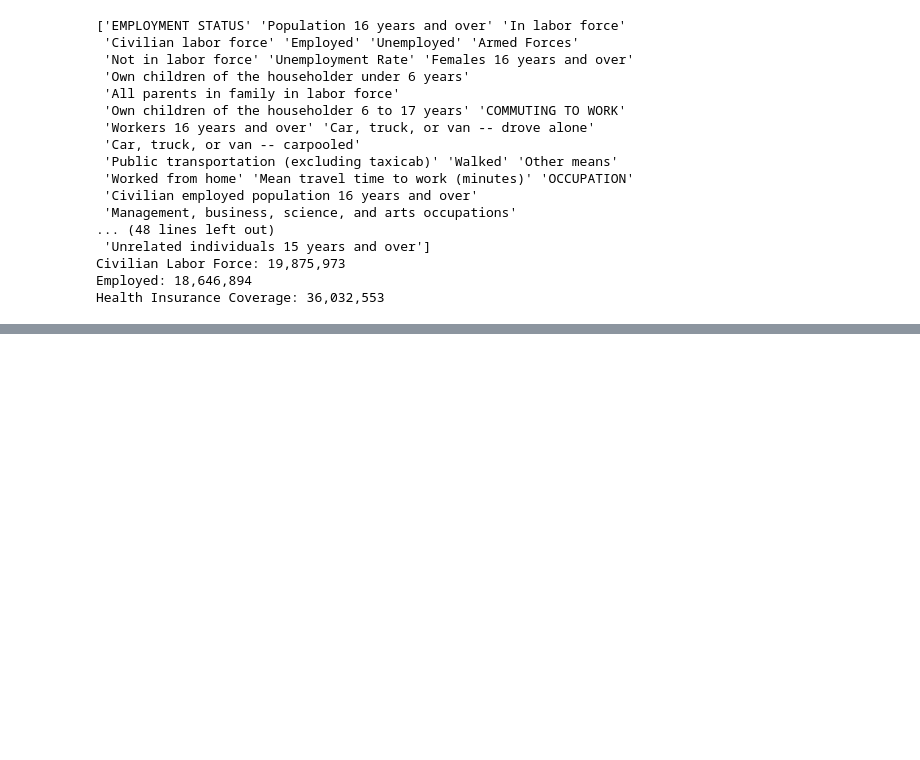
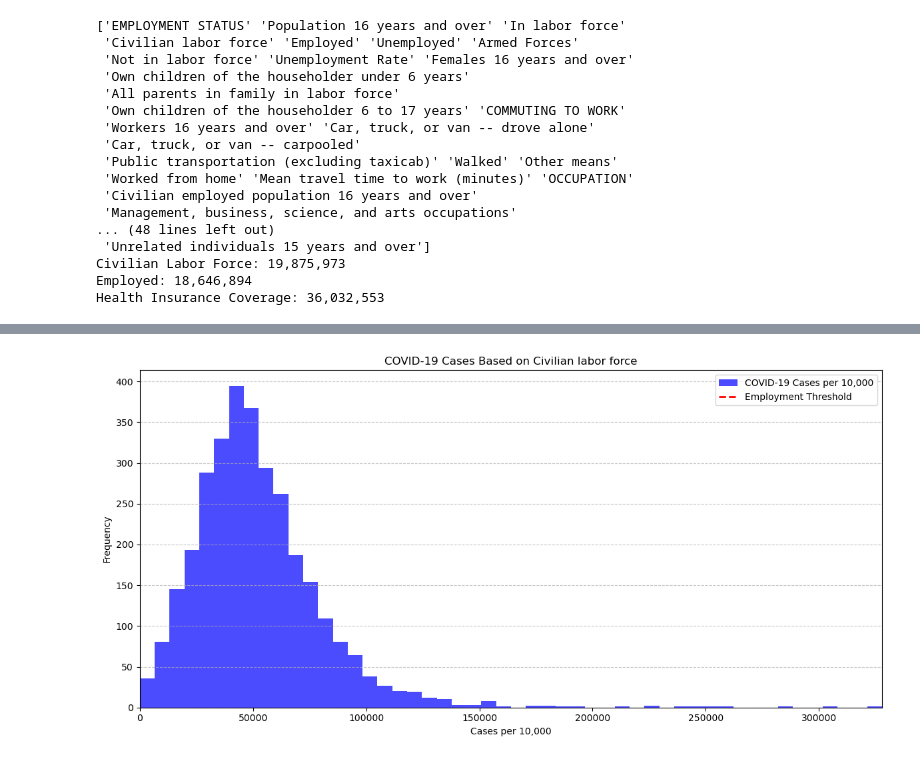
Before and after one commit to hamza890890/Group7ClassProject, a Jupyter notebook: Stage IV/Hamza Ahmed/Stage IV.ipynb, the cells around one changed output, grey strips where cells are left out. Drawn from its saved outputs; the diff is of its cells as text; code cells hidden in the pictures; blank space fills up the shorter version.

```diff
--- a/Stage IV/Hamza Ahmed/Stage IV.ipynb
+++ b/Stage IV/Hamza Ahmed/Stage IV.ipynb
@@ -564,0 +326,10 @@ Overall - Health Insurance Coverage - T-statistic: -12.457833872122912, P-value:
+# %%
+# Check specific values for labels of interest
+relevant_labels = [
+    'civilian labor force',
+    'employed',
+    'with health insurance coverage'
+]
+
+for label in relevant_labels:
+    print(f"Values for '{label}':", enrichment_data.loc[enrichment_data['Label (Grouping)'] == label])
@@ -564,0 +865,85 @@ Overall - Health Insurance Coverage - T-statistic: -12.457833872122912, P-value:
+# %%
+import pandas as pd
+import numpy as np
+from scipy import stats
+import matplotlib.pyplot as plt
+from datetime import datetime
+
+# Load datasets
+enrichment_data = pd.read_csv(r"C:\Users\bluev\OneDrive\Documents\Economy.csv")
+covid_data = pd.read_csv('US-Covid.csv')
+
+# Normalize strings in the 'Label (Grouping)' column
+enrichment_data['Label (Grouping)'] = enrichment_data['Label (Grouping)'].str.strip().str.lower()
+
+# Function to safely extract and convert values to numeric
+def get_value(label):
+    value = enrichment_data.loc[
+        enrichment_data['Label (Grouping)'] == label.lower(),  # Fixed typo here
+        'California!!Estimate'
+    ].values
+    if value.size == 0:
+        print(f"Warning: No data found for '{label}'")
+        return None
+    return pd.to_numeric(value[0], errors='coerce')
+
+# Extract values
+labels = ['Civilian labor force', 'Employed', 'With health insurance coverage']
+values = {label: get_value(label) for label in labels}
+
+# Check for missing values
+if any(v is None for v in values.values()):
+    print("One or more required values are missing. Please check the enrichment dataset.")
+else:
+    # Set date range
+    start_date, end_date = '2020-06-01', datetime.now().strftime('%Y-%m-%d')
+    date_columns = [date for date in covid_data.columns if start_date <= date <= end_date]
+
+    # Filter COVID-19 data
+    if not date_columns:
+        print("No date columns found within the specified date range.")
+    else:
+        covid_data_filtered = covid_data[['countyFIPS', 'County Name', 'State', 'StateFIPS', 'population'] + date_columns]
+        covid_data_filtered[date_columns] = covid_data_filtered[date_columns].fillna(0)
+
+        # Hypothesis Testing Function
+        def perform_hypothesis_test(covid_data, employment_value):
+            covid_cases_per_10k = covid_data[date_columns].sum(axis=1) / (covid_data['population'] / 10000)
+            mean_cases = covid_cases_per_10k.mean()
+            print(f"Mean cases for employment value {employment_value}: {mean_cases}")
+
+            high_cases = covid_cases_per_10k[covid_cases_per_10k > mean_cases]
+            low_cases = covid_cases_per_10k[covid_cases_per_10k <= mean_cases]
+
+            if high_cases.empty or low_cases.empty:
+                print("One of the groups is empty.")
+                return np.nan, np.nan, covid_cases_per_10k
+
+            t_stat, p_value = stats.ttest_ind(high_cases, low_cases, equal_var=False)
+            return t_stat, p_value, covid_cases_per_10k
+
+        # Perform hypothesis tests and print results
+        results = {}
+        for label, value in values.items():
+            t_stat, p_value, cases = perform_hypothesis_test(covid_data_filtered, value)
+            print(f'{label} - T-statistic: {t_stat}, P-value: {p_value}')
+            results[label] = cases
+
+        # Function to plot hypothesis results
+        def plot_hypothesis_results(cases_per_10k, employment_value, label):
+            plt.figure(figsize=(12, 6))
+            plt.title(f'COVID-19 Cases Based on {label}')
+            plt.hist(cases_per_10k.dropna(), bins=50, alpha=0.7, color='blue', label='COVID-19 Cases per 10,000')
+            plt.axvline(employment_value, color='red', linestyle='dashed', linewidth=2, label='Employment Threshold')
+            plt.xlim(0, cases_per_10k.max() + 5)
+            plt.grid(axis='y', linestyle='--', alpha=0.7)
+            plt.xlabel('Cases per 10,000')
+            plt.ylabel('Frequency')
+            plt.legend()
+            plt.tight_layout()
+            plt.show()
+
+        # Plot results for each hypothesis
+        for label, cases in results.items():
+            plot_hypothesis_results(cases, values[label], label)
+# %% [output]
@@ -564,0 +956 @@ Overall - Health Insurance Coverage - T-statistic: -12.457833872122912, P-value:
+[figure, added]
```
Also changed, not shown: parts of 18 cells of this notebook.
